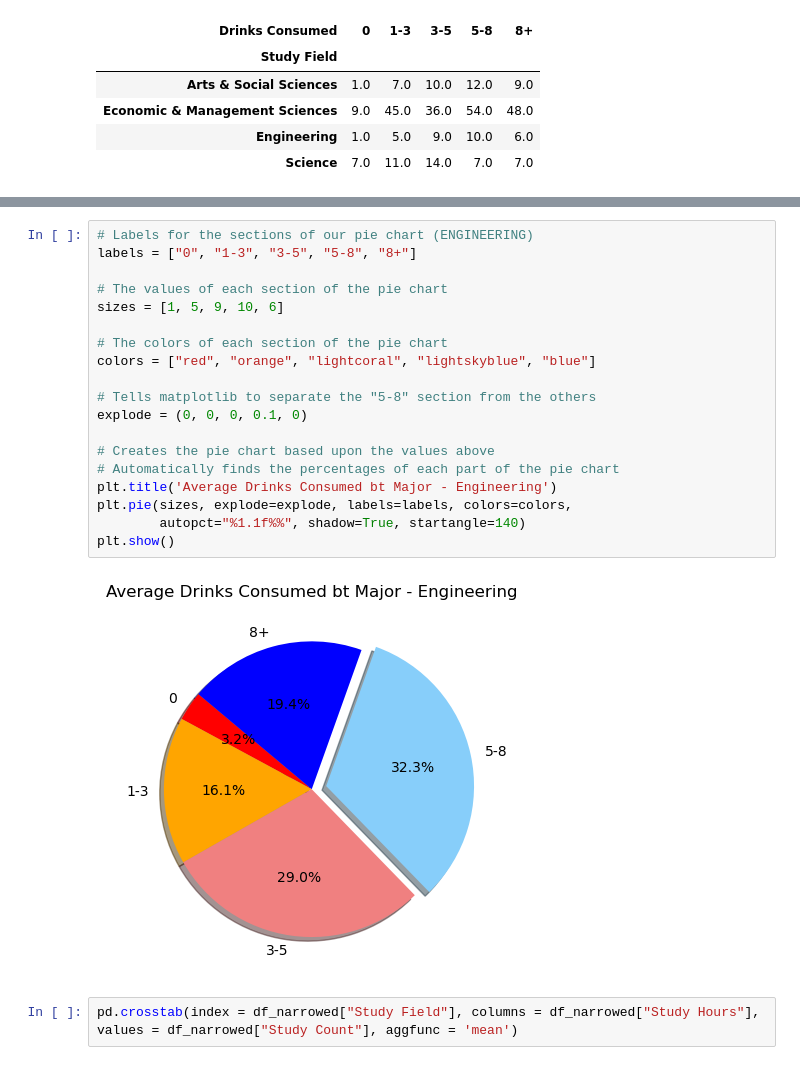
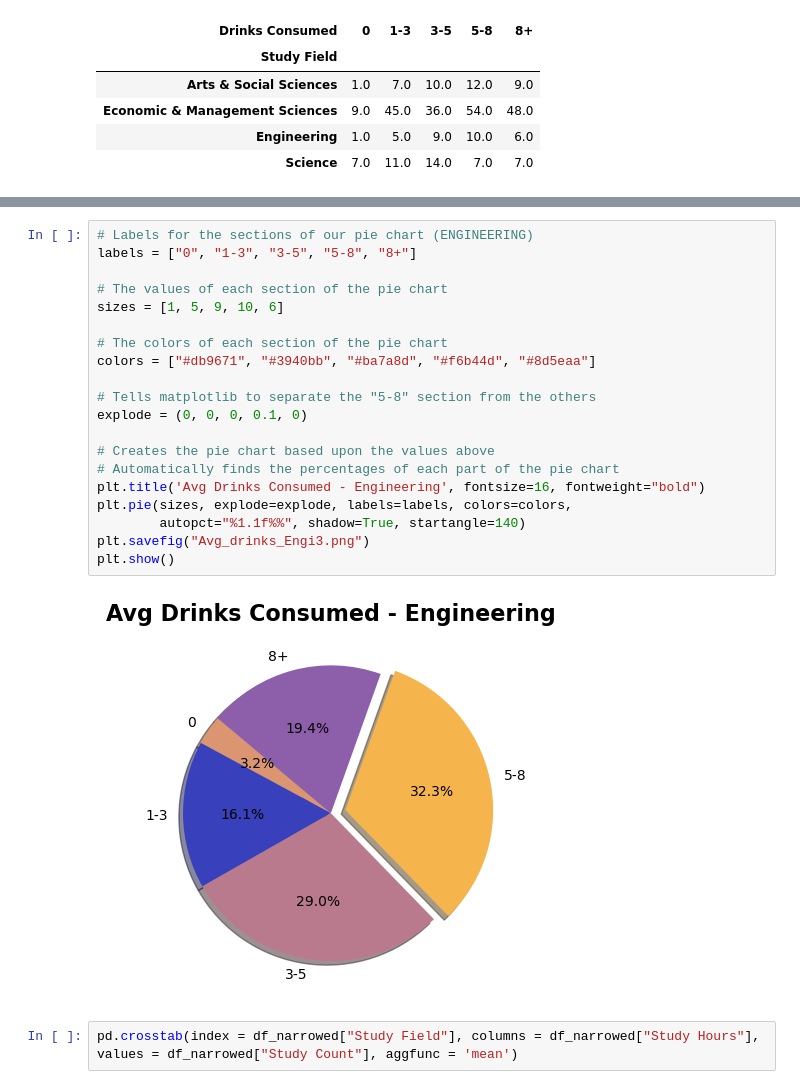
Before and after one commit to kjrebeck/project-1-group-14, a Jupyter notebook: Research Question 2.ipynb, the cells around one changed output, grey strips where cells are left out. Saved outputs shown, nothing was run; the diff lists cells and outputs as text.

```diff
--- a/Research Question 2.ipynb
+++ b/Research Question 2.ipynb
@@ -212,24 +217,25 @@ plt.show()
 # %%
 # Labels for the sections of our pie chart (ENGINEERING)
 labels = ["0", "1-3", "3-5", "5-8", "8+"]
 
 # The values of each section of the pie chart
 sizes = [1, 5, 9, 10, 6]
 
 # The colors of each section of the pie chart
-colors = ["red", "orange", "lightcoral", "lightskyblue", "blue"]
+colors = ["#db9671", "#3940bb", "#ba7a8d", "#f6b44d", "#8d5eaa"]
 
 # Tells matplotlib to separate the "5-8" section from the others
 explode = (0, 0, 0, 0.1, 0)
 
 # Creates the pie chart based upon the values above
 # Automatically finds the percentages of each part of the pie chart
-plt.title('Average Drinks Consumed bt Major - Engineering')
+plt.title('Avg Drinks Consumed - Engineering', fontsize=16, fontweight="bold")
 plt.pie(sizes, explode=explode, labels=labels, colors=colors,
         autopct="%1.1f%%", shadow=True, startangle=140)
+plt.savefig("Avg_drinks_Engi3.png")
 plt.show()
 # %% [output]
-[figure, old version]
+[figure, new version]
 # %%
 pd.crosstab(index = df_narrowed["Study Field"], columns = df_narrowed["Study Hours"], values = df_narrowed["Study Count"], aggfunc = 'mean')
 # %% [output]
```
Also changed, not shown: parts of 9 cells of this notebook, 5 other files.
